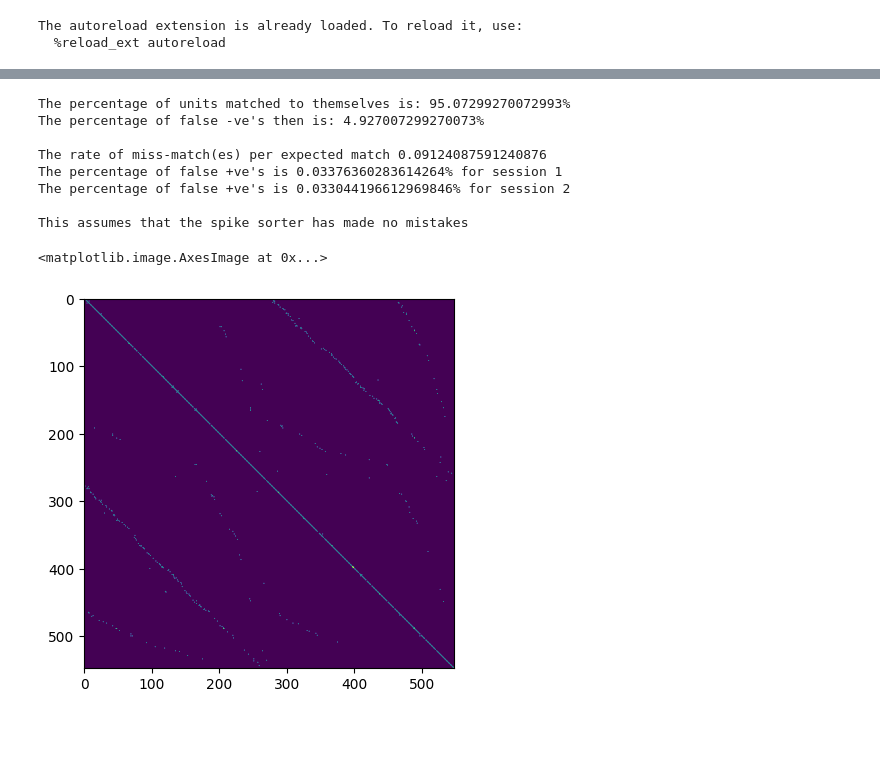
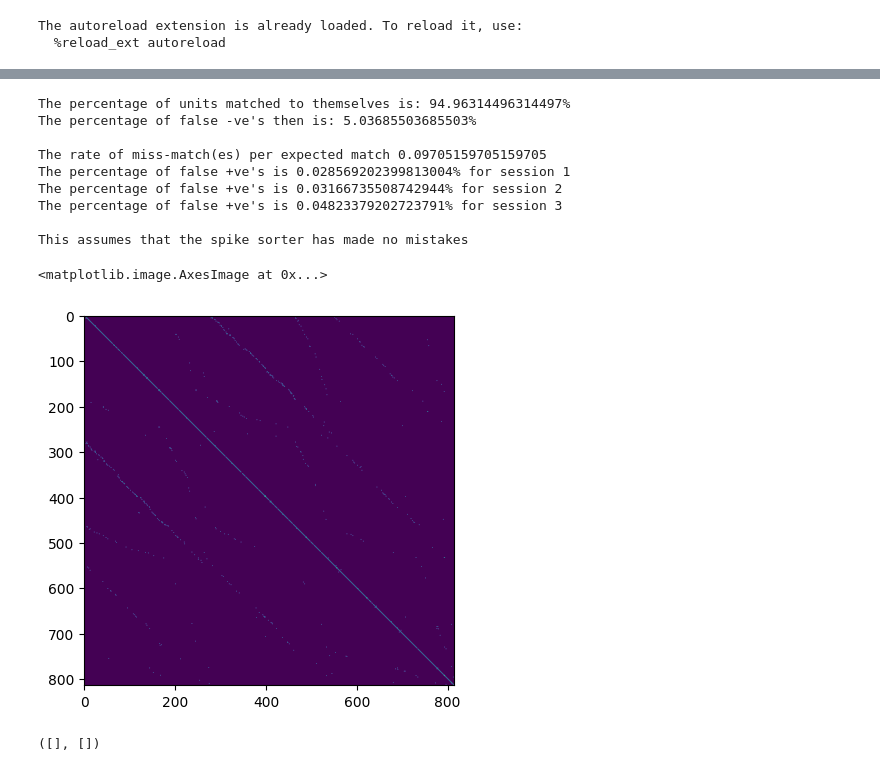
Before and after one commit to EnnyvanBeest/UnitMatch, a Jupyter notebook: UMPy/UmPy_example_brief.ipynb, the cells around one changed output, grey strips where cells are left out. Drawn from its saved outputs; the diff is of its cells as text; code cells hidden in the pictures; blank space fills up the shorter version.

```diff
--- a/UMPy/UmPy_example_brief.ipynb
+++ b/UMPy/UmPy_example_brief.ipynb
@@ -15,7 +15,6 @@ param = util.get_default_param()
 
 
 # Load in the data
-
 #The channel position i.e location of active channels is assumed to be the same for all recording sessions
 ChannelPos1 = np.load(r'Data\Mouse1\AL032\2019-11-21\Probe0\1\channel_positions.npy')
 #This makes position 3-D by inserting an axis of all one's in the first axis, to allow easy extension to 3-D coords
@@ -34,13 +33,13 @@ UnitLabelPath2 = r'Data\Mouse1\AL032\2019-11-22\Probe0\1\cluster_group.tsv'
 UnitLabelPath3 = r'Data\Mouse1\AL032\2019-12-03\cluster_group.tsv'
 
 #make paths into a list
-WavePaths = [WavePath1 , WavePath2]
-UnitLabelPaths = [UnitLabelPath1, UnitLabelPath2]
+# WavePaths = [WavePath1 , WavePath2]
+# UnitLabelPaths = [UnitLabelPath1, UnitLabelPath2]
 
 # Un-comment below if wanting to use 3 sessions
-# WavePaths = [WavePath1 , WavePath2,WavePath3]
-# UnitLabelPaths = [UnitLabelPath1, UnitLabelPath2, UnitLabelPath3]
-# ChannelPos = [ChannelPos1, ChannelPos1, ChannelPos1]
+WavePaths = [WavePath1 , WavePath2,WavePath3]
+UnitLabelPaths = [UnitLabelPath1, UnitLabelPath2, UnitLabelPath3]
+ChannelPos = [ChannelPos1, ChannelPos1, ChannelPos1]
 # %%
 
 #read in data and select the good units and exact metadata
@@ -75,19 +80,20 @@ Done drift correction per shank for session pair 1 and 2
 # %%
 util.evaluate_output(Output, param, WithinSession, SessionSwitch, MatchThreshold = 0.75)
 
-match_threshold = 0.5
+MatchThreshold = 0.5
 OutputThreshold = np.zeros_like(Output)
-OutputThreshold[Output > match_threshold] = 1
+OutputThreshold[Output > MatchThreshold] = 1
 
 plt.imshow(OutputThreshold)
 # %% [output]
-The percentage of units matched to themselves is: 95.07299270072993%
-The percentage of false -ve's then is: 4.927007299270073%
+The percentage of units matched to themselves is: 94.96314496314497%
+The percentage of false -ve's then is: 5.03685503685503%
 
-The rate of miss-match(es) per expected match 0.09124087591240876
-The percentage of false +ve's is 0.03376360283614264% for session 1
-The percentage of false +ve's is 0.033044196612969846% for session 2
+The rate of miss-match(es) per expected match 0.09705159705159705
+The percentage of false +ve's is 0.028569202399813004% for session 1
+The percentage of false +ve's is 0.03166735508742944% for session 2
+The percentage of false +ve's is 0.04823379202723791% for session 3
 
 This assumes that the spike sorter has made no mistakes
 <matplotlib.image.AxesImage at 0x...>
-[figure, old version]
+[figure, new version]
@@ -93,0 +114,4 @@ This assumes that the spike sorter has made no mistakes
+# %%
+IsMatch, NotMatch = run_GUI()
+# %% [output]
+([], [])
```
Also changed, not shown: parts of 4 cells of this notebook, 2 other files.
